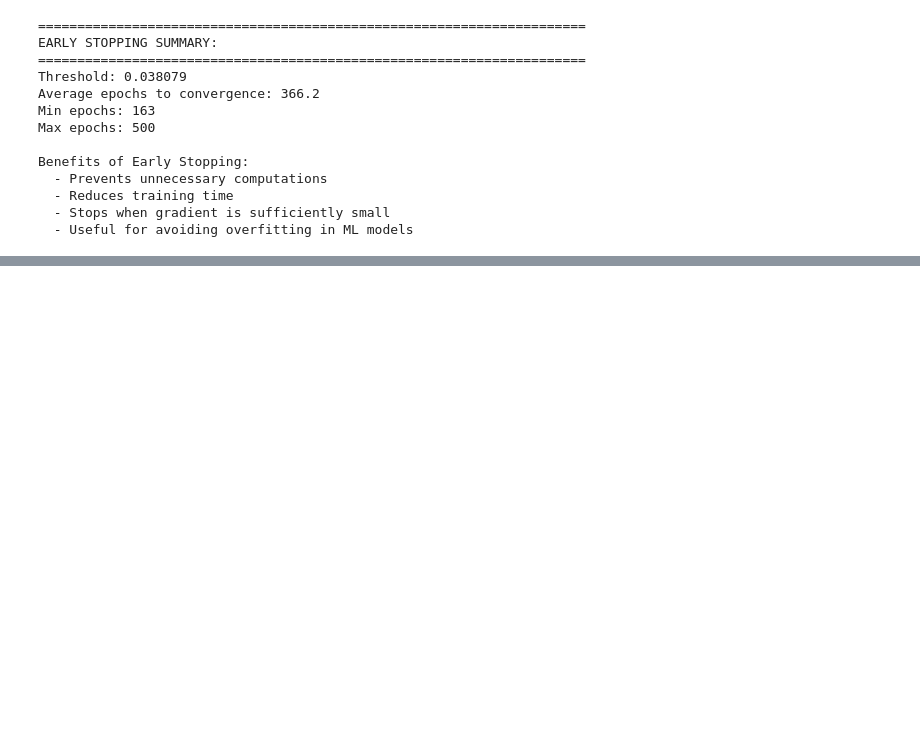
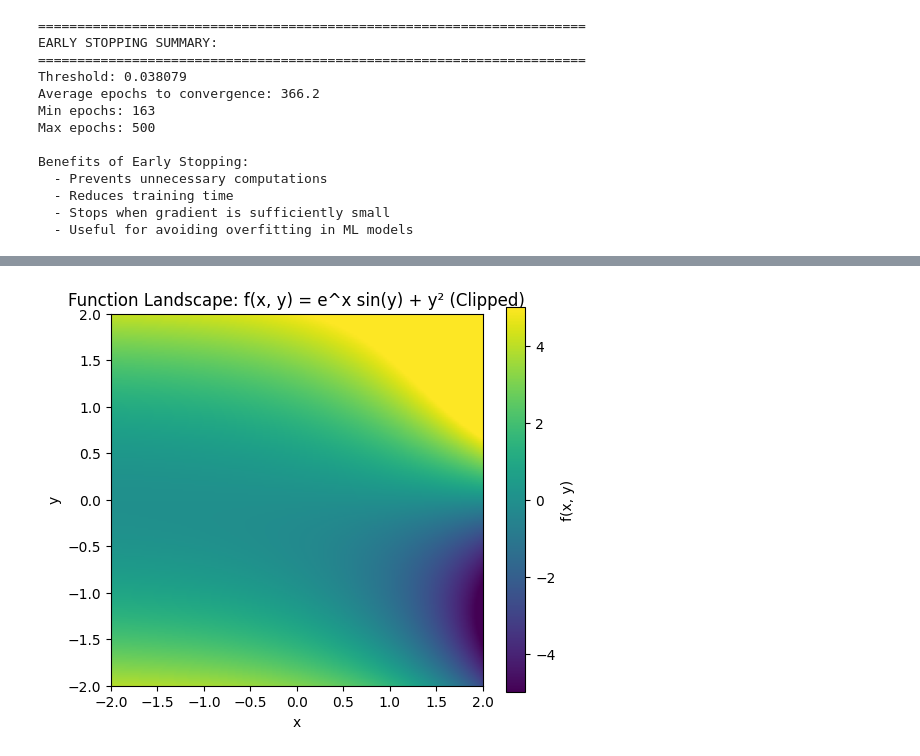
Before and after one commit to jcatillo/Intelligent_Systems, a Jupyter notebook: LESSON_1/ Gradient_Descent/2_Initialization_Effects.ipynb, the cells around one changed output, grey strips where cells are left out. Drawn from its saved outputs; the diff is of its cells as text; code cells hidden in the pictures; blank space fills up the shorter version.

```diff
--- a/LESSON_1/ Gradient_Descent/2_Initialization_Effects.ipynb
+++ b/LESSON_1/ Gradient_Descent/2_Initialization_Effects.ipynb
@@ -608,0 +972,96 @@ Benefits of Early Stopping:
+# %%
+# ======================================
+# Gradient Descent on f(x, y) = e^x * sin(y) + y^2
+# Experiment: Effect of Initial Weights
+# ======================================
+
+import numpy as np
+import matplotlib.pyplot as plt
+
+# --------------------------------------
+# 1. Define the function and its partial derivatives
+# --------------------------------------
+def f(x, y):
+    x, y = np.meshgrid(x, y)
+    return np.exp(x) * np.sin(y) + y**2
+
+def dfx(x, y):
+    return np.exp(x) * np.sin(y)
+
+def dfy(x, y):
+    return np.exp(x) * np.cos(y) + 2*y
+
+# --------------------------------------
+# 2. Create the function landscape
+# --------------------------------------
+x = np.linspace(-2, 2, 201)
+y = np.linspace(-2, 2, 201)
+Z = f(x, y)
+Z_clipped = np.clip(Z, -5, 5)  # Prevent white-out
+
+plt.figure(figsize=(6,5))
+plt.imshow(Z_clipped, extent=[x[0], x[-1], y[0], y[-1]],
+           origin='lower', cmap='viridis')
+plt.colorbar(label='f(x, y)')
+plt.title('Function Landscape: f(x, y) = e^x sin(y) + y² (Clipped)')
+plt.xlabel('x')
+plt.ylabel('y')
+plt.show()
+
+# --------------------------------------
+# 3. Gradient Descent Parameters
+# --------------------------------------
+learning_rate = 0.005    # constant learning rate
+epochs = 300             # constant number of iterations
+n_starts = 5             # number of random initializations
+
+# --------------------------------------
+# 4. Gradient Descent with multiple starting points
+# --------------------------------------
+np.random.seed(40)
+start_points = np.random.uniform(-2, 2, size=(n_starts, 2))
+final_points = []
+
+for idx, startpnt in enumerate(start_points):
+    localmin = startpnt.copy()
+    trajectory = np.zeros((epochs, 2))
+
+    for i in range(epochs):
+        grad = np.array([
+            dfx(localmin[0], localmin[1]),
+            dfy(localmin[0], localmin[1])
+        ], dtype=np.float64)
+
+        # Clip gradient to prevent overflow
+        grad = np.clip(grad, -5, 5)
+
+        # Update parameters
+        localmin -= learning_rate * grad
+
+        # Keep values bounded to avoid e^x overflow
+        localmin = np.clip(localmin, -3, 3)
+        trajectory[i, :] = localmin
+
+    final_points.append(localmin)
+
+    # --------------------------------------
+    # 5. Visualization for each initialization
+    # --------------------------------------
+    plt.figure(figsize=(6,5))
+    plt.imshow(Z_clipped, extent=[x[0], x[-1], y[0], y[-1]],
+               origin='lower', cmap='viridis')
+    plt.plot(startpnt[0], startpnt[1], 'bs', label=f'Start {idx+1}')
+    plt.plot(localmin[0], localmin[1], 'ro', label=f'End {idx+1}')
+    plt.plot(trajectory[:, 0], trajectory[:, 1], 'r-', label='Trajectory')
+    plt.title(f'Trajectory {idx+1}: Start=({startpnt[0]:.2f}, {startpnt[1]:.2f})')
+    plt.xlabel('x')
+    plt.ylabel('y')
+    plt.legend()
+    plt.colorbar(label='f(x, y)')
+    plt.show()
+
+    print(f"Start {idx+1}: Initial = {startpnt}")
+    print(f"         Final = {localmin}")
+    print(f"         f(x, y) = {np.exp(localmin[0]) * np.sin(localmin[1]) + localmin[1]**2:.6f}\n")
+# %% [output]
+[figure, added]
```
Also changed, not shown: parts of 6 cells of this notebook.
